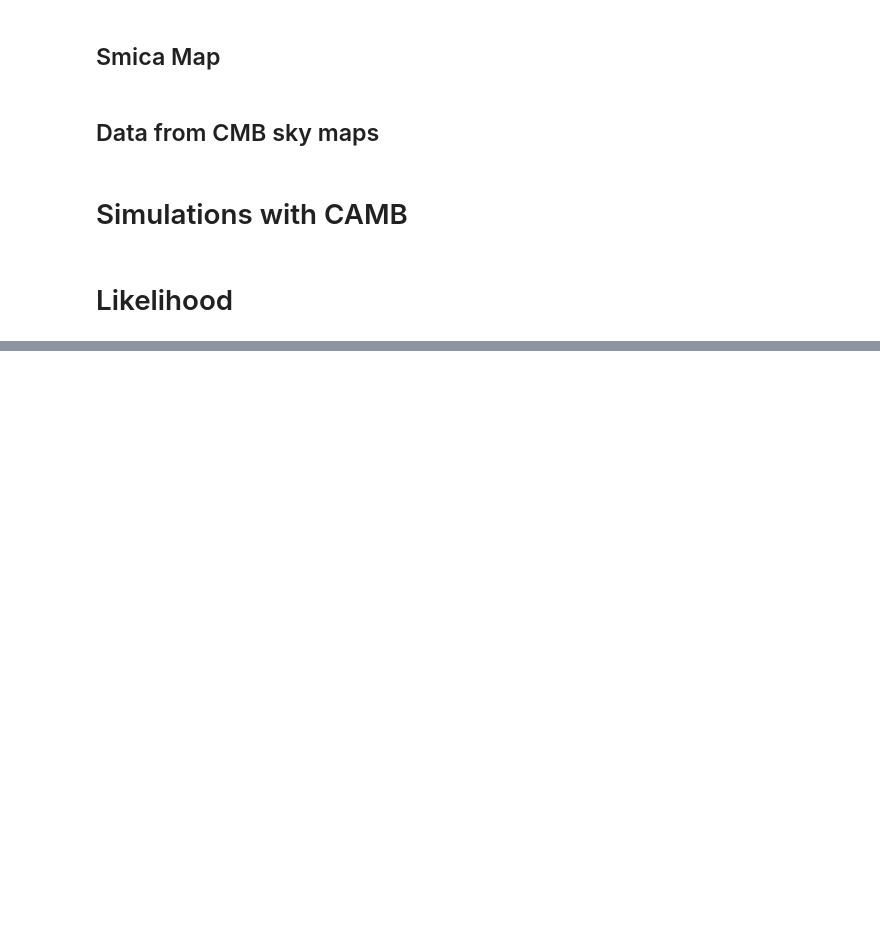
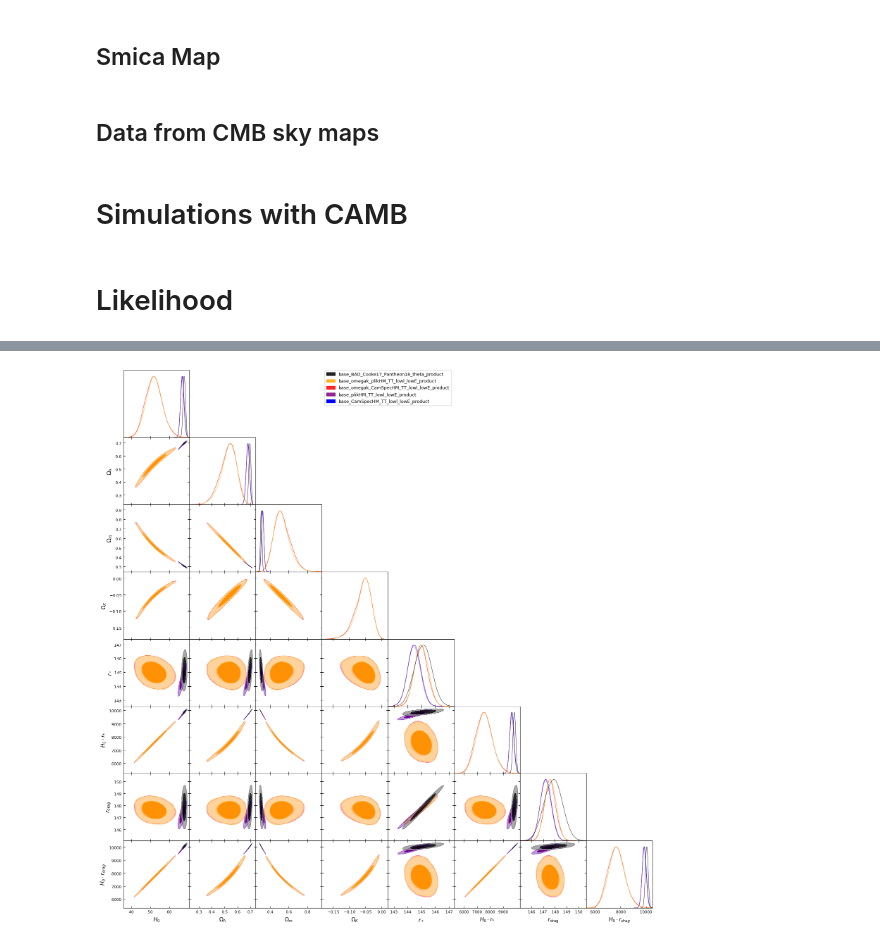
Before and after one commit to PhyAMR/CMB, a Jupyter notebook: planck.ipynb, the cells around one changed output, grey strips where cells are left out. Drawn from its saved outputs; the diff is of its cells as text; code cells hidden in the pictures; blank space fills up the shorter version.

Commit message:
Saved code

```diff
--- a/planck.ipynb
+++ b/planck.ipynb
@@ -1594,0 +1630,77 @@ WARNING:root:Parameters are 100% correlated: omegal, omegam
+# %%
+from getdist import plots, loadMCSamples
+
+# Define the roots and the parameters
+roots_norm_bao = [
+    'COM_CosmoParams_fullGrid_R3.01/base/CamSpecHM_TE_lowE_BAO/base_CamSpecHM_TE_lowE_BAO',
+    'COM_CosmoParams_fullGrid_R3.01/base/plikHM_TE_lowE_BAO/base_plikHM_TE_lowE_BAO',
+    'COM_CosmoParams_fullGrid_R3.01/base_omegak/CamSpecHM_TT_lowl_lowE_BAO/base_omegak_CamSpecHM_TT_lowl_lowE_BAO',
+    'COM_CosmoParams_fullGrid_R3.01/base_omegak/plikHM_TT_lowl_lowE_BAO/base_omegak_plikHM_TT_lowl_lowE_BAO'
+]
+roots_norm = [
+    'COM_CosmoParams_fullGrid_R3.01/base/CamSpecHM_TT_lowl_lowE/base_CamSpecHM_TT_lowl_lowE',
+    'COM_CosmoParams_fullGrid_R3.01/base/plikHM_TT_lowl_lowE/base_plikHM_TT_lowl_lowE',
+    'COM_CosmoParams_fullGrid_R3.01/base_omegak/CamSpecHM_TT_lowl_lowE/base_omegak_CamSpecHM_TT_lowl_lowE',
+    'COM_CosmoParams_fullGrid_R3.01/base_omegak/plikHM_TT_lowl_lowE/base_omegak_plikHM_TT_lowl_lowE'
+]
+root_bao = 'COM_CosmoParams_fullGrid_R3.01/base/BAO_Cooke17_Pantheon18_theta/base_BAO_Cooke17_Pantheon18_theta'
+
+# Set up the subplot plotter with the correct chain directory
+g = plots.get_subplot_plotter(chain_dir='/home/alvar/Research/Cosmo/COM_CosmoParams_fullGrid_R3.01')
+
+# Collect all roots
+roots = []
+for i in roots_norm:
+    roots.append(i)
+roots.append(root_bao)
+new_roots = []  # Store products including path
+
+# Loop through each root and compute derived parameters
+for root in roots:
+    # Load the MCSamples for each root
+    samples = loadMCSamples(file_root=root)
+
+    # Access the parameters you want and check they exist
+    params_data = samples.getParams()
+    if hasattr(params_data, 'H0') and hasattr(params_data, 'rstar') and hasattr(params_data, 'rdrag'):
+        # Access and compute the required derived parameters
+        H0 = params_data.H0
+        rstar = params_data.rstar
+        rdrag = params_data.rdrag
+
+        # Calculate the needed products
+        product1 = H0 * rstar
+        product2 = H0 * rdrag
+
+        # Add new derived parameters
+        samples.addDerived(product1, name='H0_times_rs', label='H_0 \\cdot r_{*}')
+        samples.addDerived(product2, name='H0_times_rd', label='H_0 \\cdot r_{drag}')
+
+        # Re-save the samples with new derived parameters
+        saved_root = samples.saveAsText(root+'_product')
+        new_roots.append(saved_root)
+    else:
+        print(f"Missing parameters in root: {root}")
+
+# Define parameters to include in plot
+params = ['H0', 'omegal', 'omegam', 'omegak', 'rstar', 'H0_times_rs', 'rdrag', 'H0_times_rd']
+
+# Execute the triangle plot
+roots1_norm_bao = ['base_CamSpecHM_TE_lowE_BAO_product','base_plikHM_TE_lowE_BAO_product',
+         'base_omegak_CamSpecHM_TT_lowl_lowE_BAO_product','base_omegak_plikHM_TT_lowl_lowE_BAO_product']
+
+roots1_norm = ['base_CamSpecHM_TT_lowl_lowE_product','base_plikHM_TT_lowl_lowE_product',
+         'base_omegak_CamSpecHM_TT_lowl_lowE_product','base_omegak_plikHM_TT_lowl_lowE_product']
+roots1_bao = 'base_BAO_Cooke17_Pantheon18_theta_product'
+roots3= []
+for i,j in zip(roots1_norm, roots1_norm_bao):
+    roots3.append(i)
+    #roots3.append(j)
+roots3.append(roots1_bao)
+try:
+    g.triangle_plot(roots3, params, filled=True, label_order=-1,contour_colors=['blue','purple', 'red', 'orange', 'black'])
+    # Export the plot to a file
+    g.export(fname="Base_VS_OMK_VS_BAO_PR3_product.png")
+except Exception as e:
+    print(f"Failed to plot. Reason: {e}")
+# %% [output]
@@ -1595,3 +1720,4 @@ WARNING:root:Parameters are 100% correlated: omegal, omegam
+[figure, added]
 # %%
 a=plots.get_subplot_plotter(chain_dir=r'/root/Research/Yago/maps/COM_CosmoParams_fullGrid_R3.01')
 roots = ['base_CamSpecHM_TT', 'base_omegak_CamSpecHM_TT_lowl_lowE','base_omegak_plikHM_TT_lowl_lowE']
```
Also changed, not shown: parts of 13 cells of this notebook.
